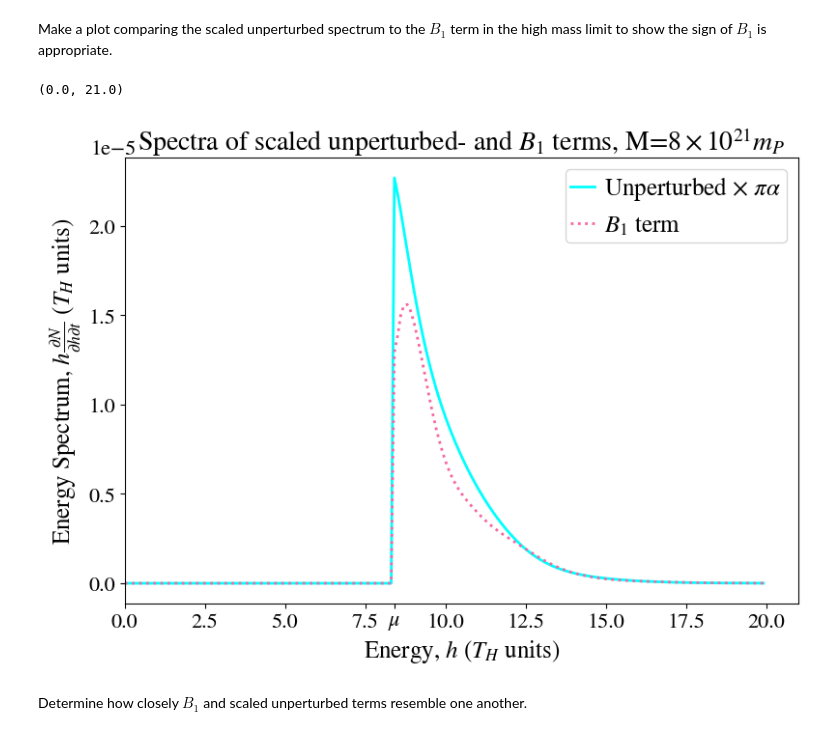
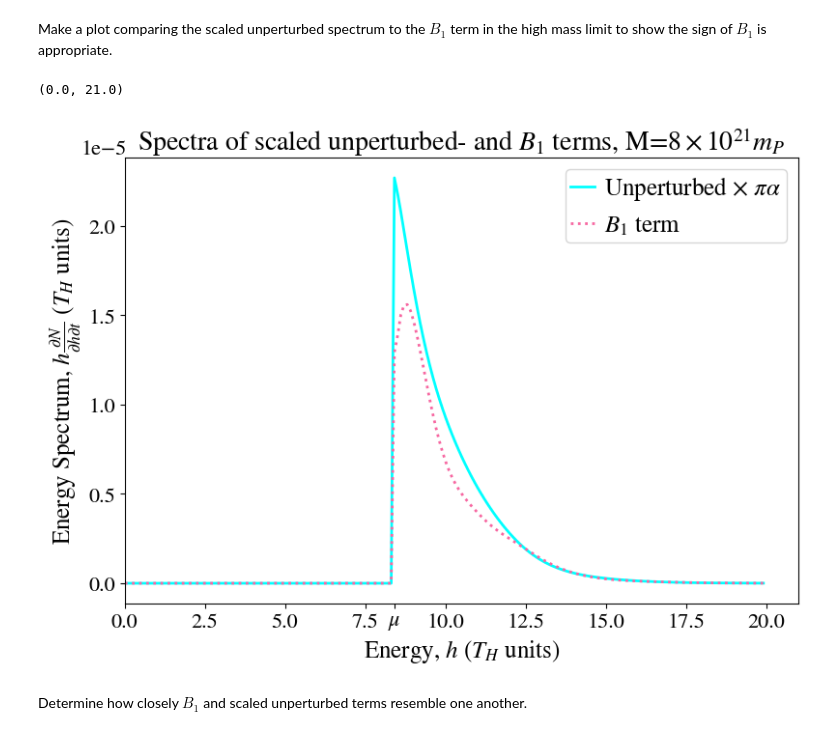
Before and after one commit to hirata10/PrimordialBlackHole, a Jupyter notebook: Transmission/transmission.ipynb, the cells around one changed output. Cells and saved outputs as stored; diff of their text form; code cells hidden in the pictures.

```diff
--- a/Transmission/transmission.ipynb
+++ b/Transmission/transmission.ipynb
@@ -894,35 +892,35 @@ elif m==2e21:
 elif m==4e21:
     mi=2
     mstr=r"$4 \times 10^{21}$"
 elif m==8e21:
     mi=3
     mstr=r"$8 \times 10^{21}$"
 else:
     print("m out of range")
     mi=4
 
 hlist=harray[mi]
 b1=b1array[mi]
 tu=tuarray[mi]
 
 #Plotting
 axis = plt.subplot()
 axis.plot(hlist*(8*np.pi*m),tu*hlist*(8*np.pi*m)*np.pi*alpha,color='cyan',lw=2)
 axis.plot(hlist*(8*np.pi*m),b1*hlist*(8*np.pi*m),color=rdpu(0.5),linestyle=':',lw=2)
 axis.ticklabel_format(style='scientific',axis='y', scilimits=(0, 0))
 axis.set_xlabel(r"Energy, $h$ ($T_H$ units)",fontsize=18)
 axis.set_ylabel(r"Energy Spectrum, $h\frac{\partial N}{\partial h \partial t}$ ($T_H$ units)",fontsize=18)
 axis.set_title(r"Spectra of scaled unperturbed- and $B_1$ terms, M="+mstr+r"$m_P$")
 axis.legend([r"Unperturbed $\times$ $\pi \alpha$",r"$B_1$ term"],fontsize=18,handlelength=1,handletextpad=0.4, borderpad=0.2)
 axis.set_xticks([0,2.5,5,7.5,10,12.5,15,17.5,20,mu*(8*np.pi*m)])
 axis.set_xticklabels(["0.0","2.5","5.0","7.5","10.0","12.5","15.0","17.5","20.0",r'$\mu$'])
-axis.yaxis.get_offset_text().set_position((-0.05, 0))
+axis.yaxis.get_offset_text().set_position((-0.065, 0))
 axis.set_xlim(0,21)
 #plt.savefig("B1vsunperturbedM8.pdf", format='pdf')
 #plt.savefig("B1vsunperturbedM8.png", format='png')
 # %% [output]
 (0.0, 21.0)
-[figure, old version]
+[figure, new version]
 # %% [markdown]
 Determine how closely $B_1$ and scaled unperturbed terms resemble one another.
 # %%
```
Also changed, not shown: parts of 3 cells of this notebook.
